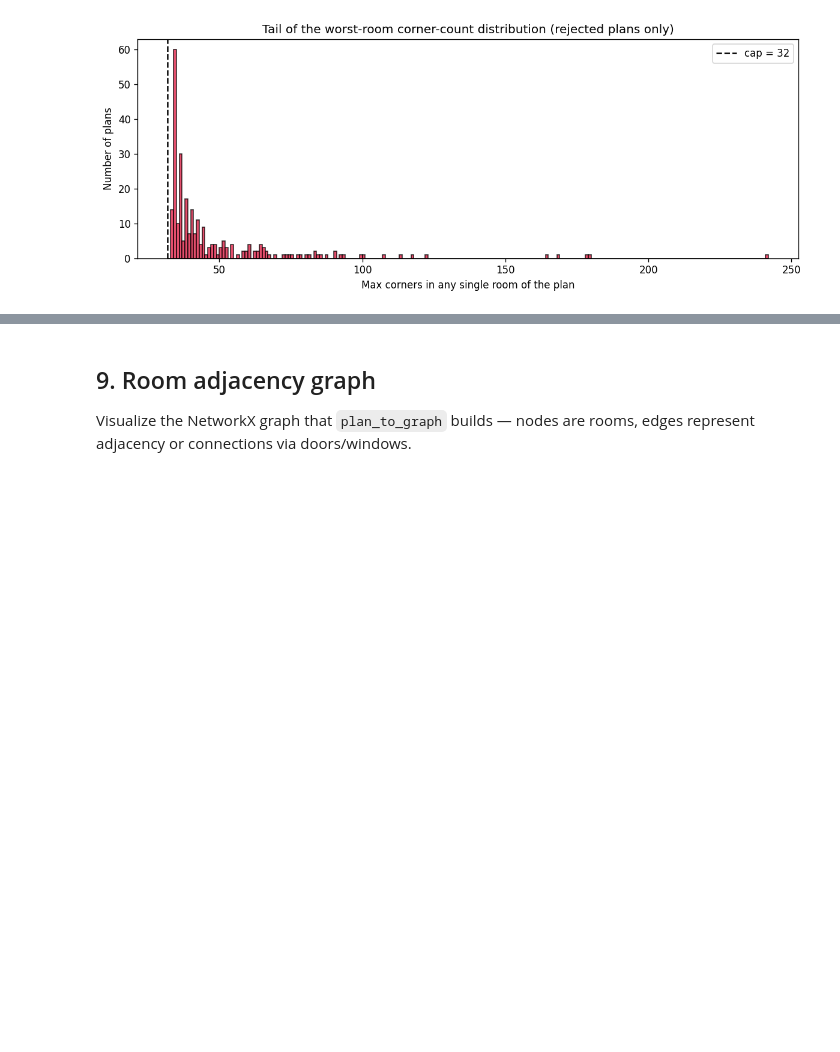
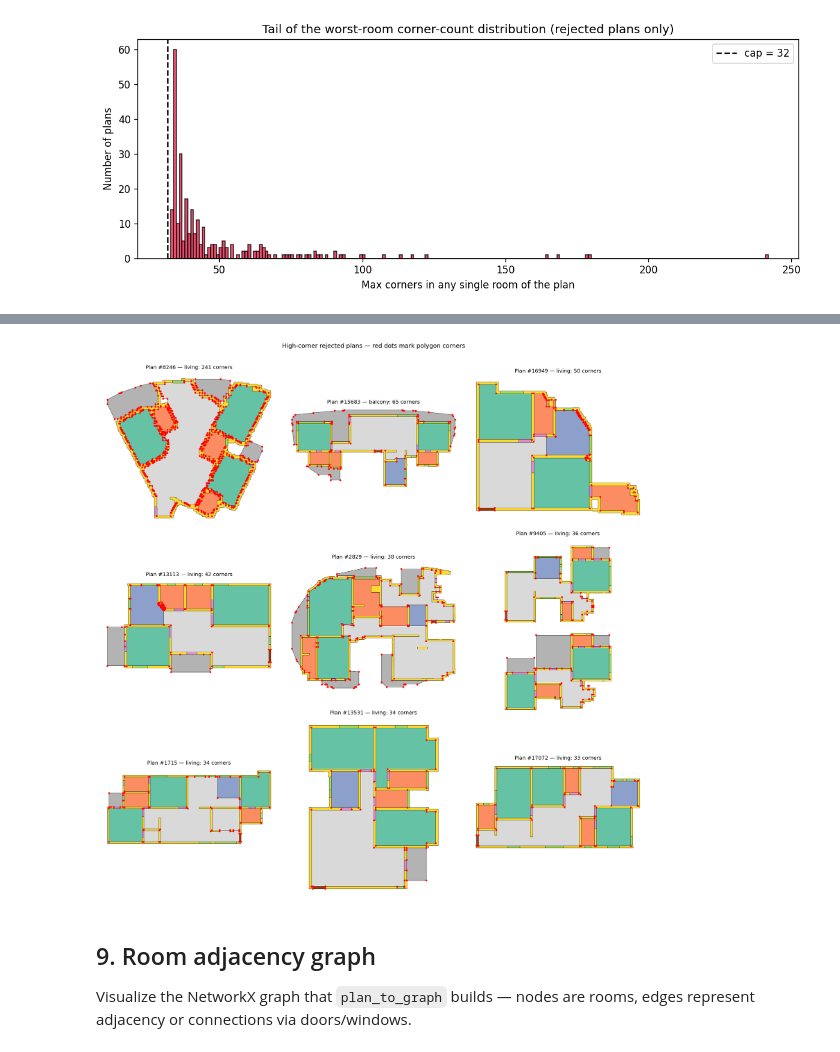
Before and after one commit to nickiliak/Floorplan-Diffusion-Models, a Jupyter notebook: notebooks/01_resplan_exploration.ipynb, the cells around one changed output, grey strips where cells are left out. Saved outputs shown, nothing was run; the diff lists cells and outputs as text; code cells hidden in the pictures; blank space fills up the shorter version.

```diff
--- a/notebooks/01_resplan_exploration.ipynb
+++ b/notebooks/01_resplan_exploration.ipynb
@@ -461,3 +467,35 @@ Offending room type (which room pushed the plan over the cap):
+# %%
+# Reuses `samples` from cell 8B: list of (plan_idx, worst_key, corner_count)
+fig, axes = plt.subplots(3, 3, figsize=(18, 18))
+
+for ax, (idx, key, n) in zip(axes.flat, samples):
+    try:
+        plot_plan(plans[idx], ax=ax,
+                  title=f"Plan #{idx} — {key}: {n} corners",
+                  legend=False, tight=False)
+        # Overlay red dots at every corner of every room polygon
+        for rkey in ROOM_KEYS_VIS:
+            for geom in get_geometries(plans[idx].get(rkey)):
+                if isinstance(geom, Polygon) and not geom.is_empty:
+                    coords = np.array(geom.exterior.coords)[:-1]  # drop closing duplicate
+                    ax.scatter(coords[:, 0], coords[:, 1],
+                               s=18, color="red", zorder=5, linewidths=0)
+                elif isinstance(geom, LineString):
+                    coords = np.array(geom.coords)
+                    ax.scatter(coords[:, 0], coords[:, 1],
+                               s=18, color="red", zorder=5, linewidths=0)
+    except Exception as e:
+        ax.set_title(f"Plan #{idx} — ERROR: {e}")
+        ax.axis("off")
+
+fig.suptitle(
+    "High-corner rejected plans — red dots mark polygon corners",
+    fontsize=14, y=1.0,
+)
+plt.tight_layout()
+plt.show()
+# %% [output]
+[figure, added]
 # %% [markdown]
 ## 9. Room adjacency graph
 
```
Also changed, not shown: parts of 3 cells of this notebook.
